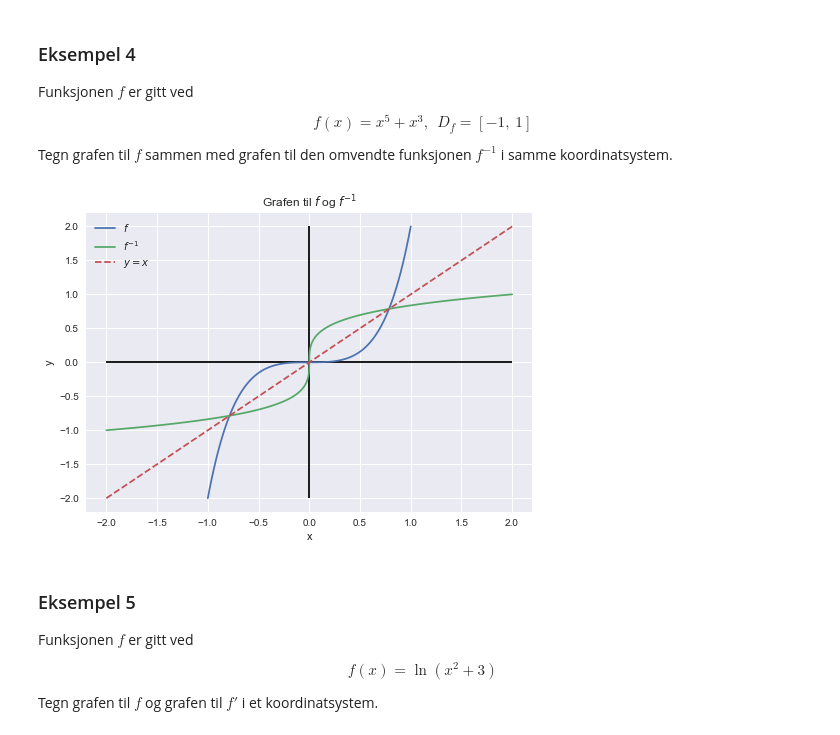
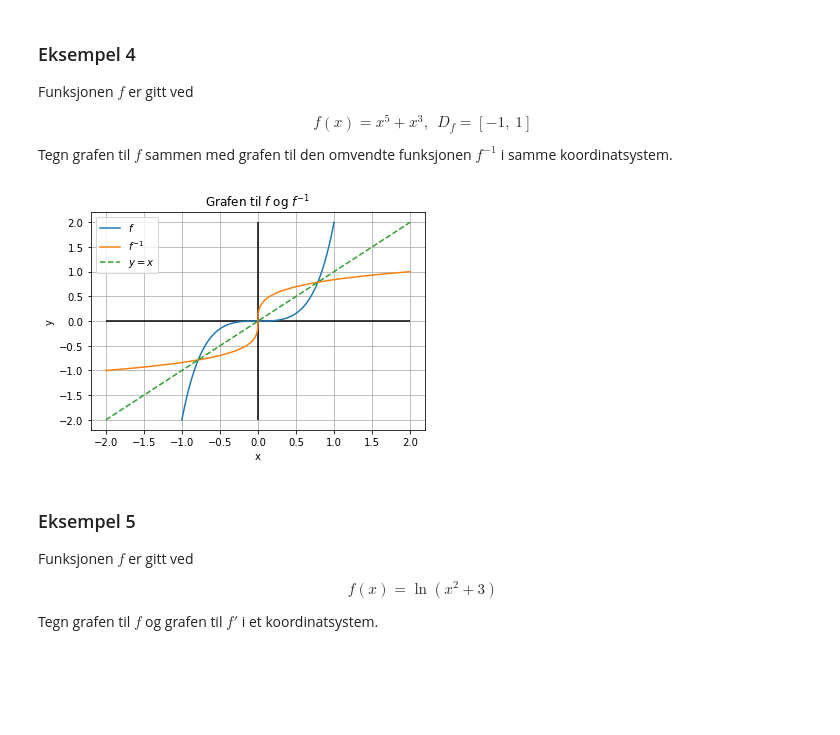
Before and after one commit to tork73/R1, a Jupyter notebook: _sources/plotte.ipynb, the cells around one changed output. Saved outputs shown, nothing was run; the diff lists cells and outputs as text; code cells hidden in the pictures; blank space fills up the shorter version.

```diff
--- a/_sources/plotte.ipynb
+++ b/_sources/plotte.ipynb
@@ -96,25 +96,26 @@ samme  koordinatsystem.
 # %%
 import numpy as np
 import matplotlib.pyplot as plt
 
 X = np.linspace(-1, 1, 100)
 def f(x):
     return x**5+x**3
 
 Y = f(X)
-plt.style.use("seaborn")
+
 plt.plot(X, Y, label=r"$f$")
 plt.plot(Y, X, label=r"$f^{-1}$")
 plt.plot([-2, 2], [-2, 2],"--", label=r"$y=x$")
 plt.hlines(0, -2, 2)
 plt.vlines(0, -2, 2)
 plt.title(r"Grafen til $f$ og $f^{-1}$")
 plt.xlabel("x")
 plt.ylabel("y")
+plt.grid()
 plt.legend()
 plt.show()
 # %% [output]
-[figure, old version]
+[figure, new version]
 # %% [markdown]
 ### Eksempel 5
 
```
Also changed, not shown: parts of 3 cells of this notebook, 12 other files.
